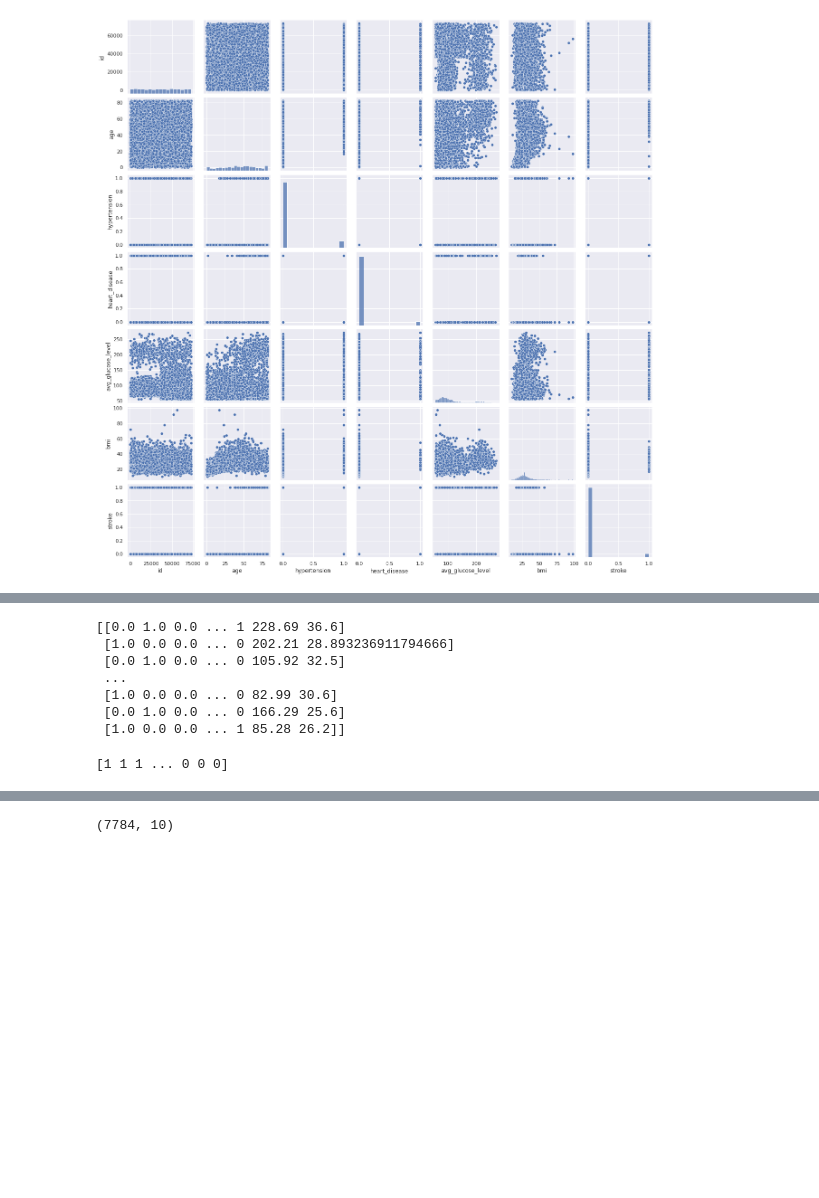
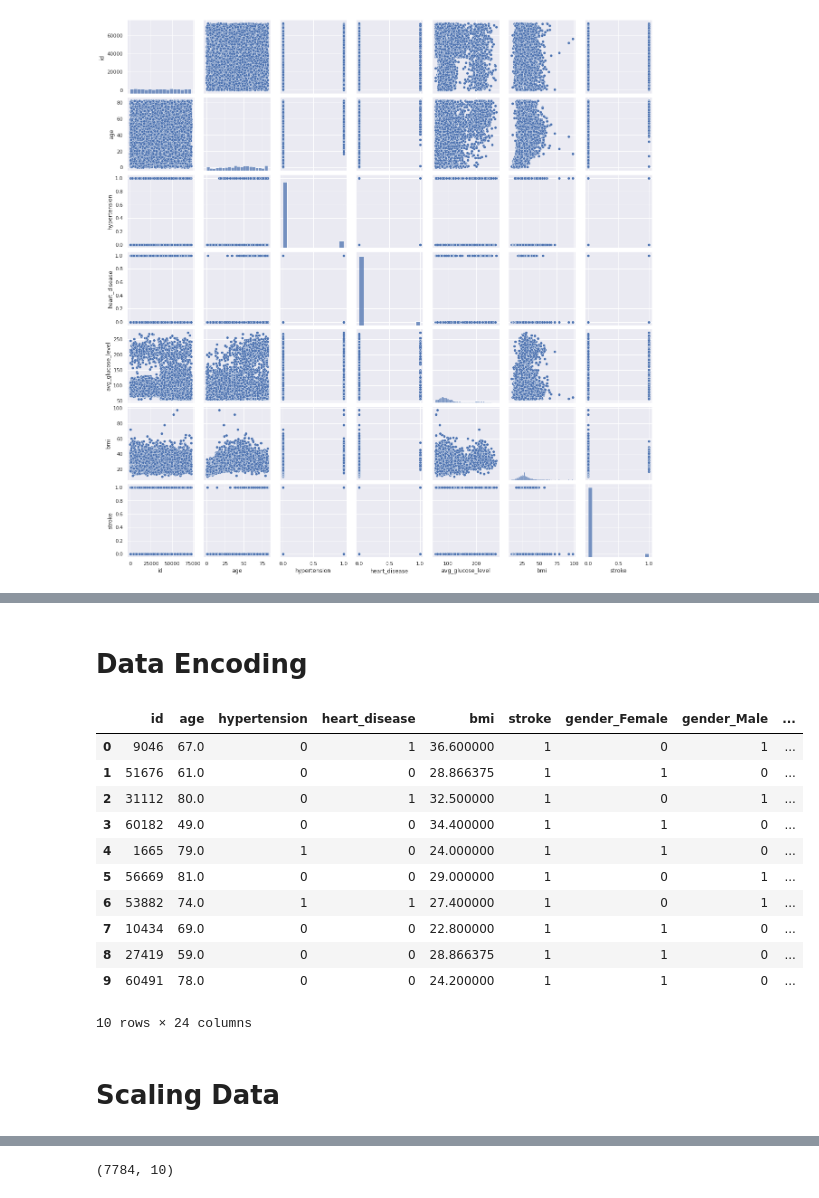
Before and after one commit to georgia-kpl/XAI_NeuroDisorders, a Jupyter notebook: Stroke_Prediction_and_XAI.ipynb, the cells around one changed output, grey strips where cells are left out. Drawn from its saved outputs; the diff is of its cells as text; code cells hidden in the pictures; blank space fills up the shorter version.

```diff
--- a/Stroke_Prediction_and_XAI.ipynb
+++ b/Stroke_Prediction_and_XAI.ipynb
@@ -202,0 +252,3 @@ x = np.array(cat_encoding.fit_transform(x))
+# %%
+df["avg_glucose_level"] = pd.cut(x=df['avg_glucose_level'], bins=[-np.inf, 99.9, 125,  np.inf],
+                                          labels=["Normal Levels", "Pre-Diabetes", "Diabetes"])
@@ -202,0 +339,2 @@ x = np.array(cat_encoding.fit_transform(x))
+# %% [markdown]
+# Data Encoding
@@ -203 +343,27 @@ x = np.array(cat_encoding.fit_transform(x))
+# %%
+ohe = OneHotEncoder()
+# %%
+df_encoding = ohe.fit_transform(df[['gender', 'ever_married', 'work_type', 'Residence_type', 'avg_glucose_level', 'smoking_status']]).toarray()
+# %%
+enc_data = pd.DataFrame(columns = ohe.get_feature_names_out(), data = df_encoding)
+enc_data = enc_data.astype(int)
+df = pd.concat([df, enc_data] , axis=1)
+df.drop(['gender', 'ever_married', 'work_type', 'Residence_type', 'avg_glucose_level', 'smoking_status'], axis = 1, inplace=True)
+# %%
+df.head(10)
+# %% [output]
+|  | id | age | hypertension | heart_disease | bmi | stroke | gender_Female | gender_Male | ... |
+| 0 | 9046 | 67.0 | 0 | 1 | 36.600000 | 1 | 0 | 1 | ... |
+| 1 | 51676 | 61.0 | 0 | 0 | 28.866375 | 1 | 1 | 0 | ... |
+| 2 | 31112 | 80.0 | 0 | 1 | 32.500000 | 1 | 0 | 1 | ... |
+| 3 | 60182 | 49.0 | 0 | 0 | 34.400000 | 1 | 1 | 0 | ... |
+| 4 | 1665 | 79.0 | 1 | 0 | 24.000000 | 1 | 1 | 0 | ... |
+| 5 | 56669 | 81.0 | 0 | 0 | 29.000000 | 1 | 0 | 1 | ... |
+| 6 | 53882 | 74.0 | 1 | 1 | 27.400000 | 1 | 0 | 1 | ... |
+| 7 | 10434 | 69.0 | 0 | 0 | 22.800000 | 1 | 1 | 0 | ... |
+| 8 | 27419 | 59.0 | 0 | 0 | 28.866375 | 1 | 1 | 0 | ... |
+| 9 | 60491 | 78.0 | 0 | 0 | 24.200000 | 1 | 1 | 0 | ... |
+10 rows × 24 columns
+# %% [markdown]
+# Scaling Data
 # %%
@@ -211,14 +371,0 @@ x[:, 16] = l_e.fit_transform(x[:, 16])
-# %%
-print(x)
-# %% [output]
-[[0.0 1.0 0.0 ... 1 228.69 36.6]
- [1.0 0.0 0.0 ... 0 202.21 28.893236911794666]
- [0.0 1.0 0.0 ... 0 105.92 32.5]
- ...
- [1.0 0.0 0.0 ... 0 82.99 30.6]
- [0.0 1.0 0.0 ... 0 166.29 25.6]
- [1.0 0.0 0.0 ... 1 85.28 26.2]]
-# %%
-print(y)
-# %% [output]
-[1 1 1 ... 0 0 0]
```
Also changed, not shown: parts of 73 cells of this notebook.
